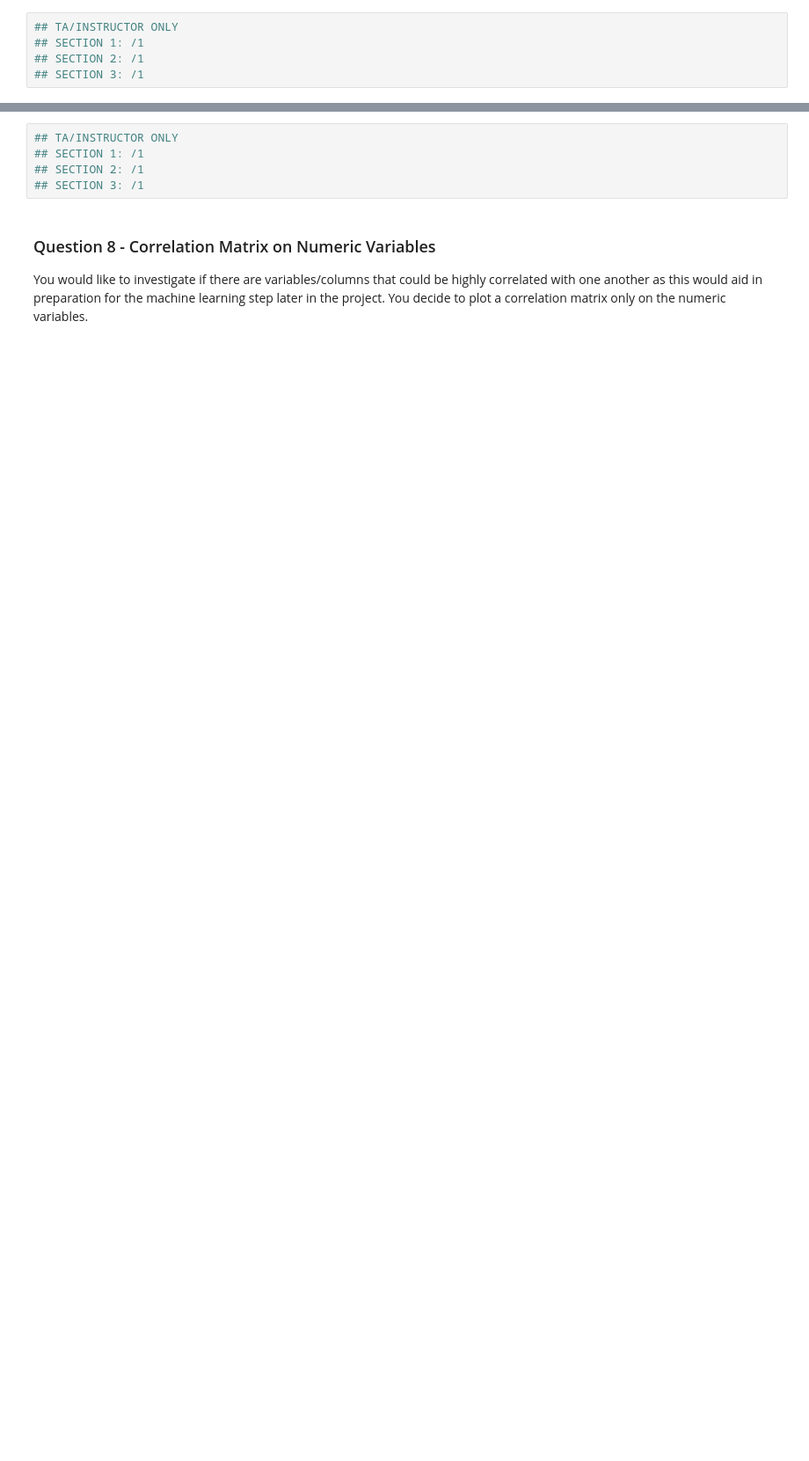
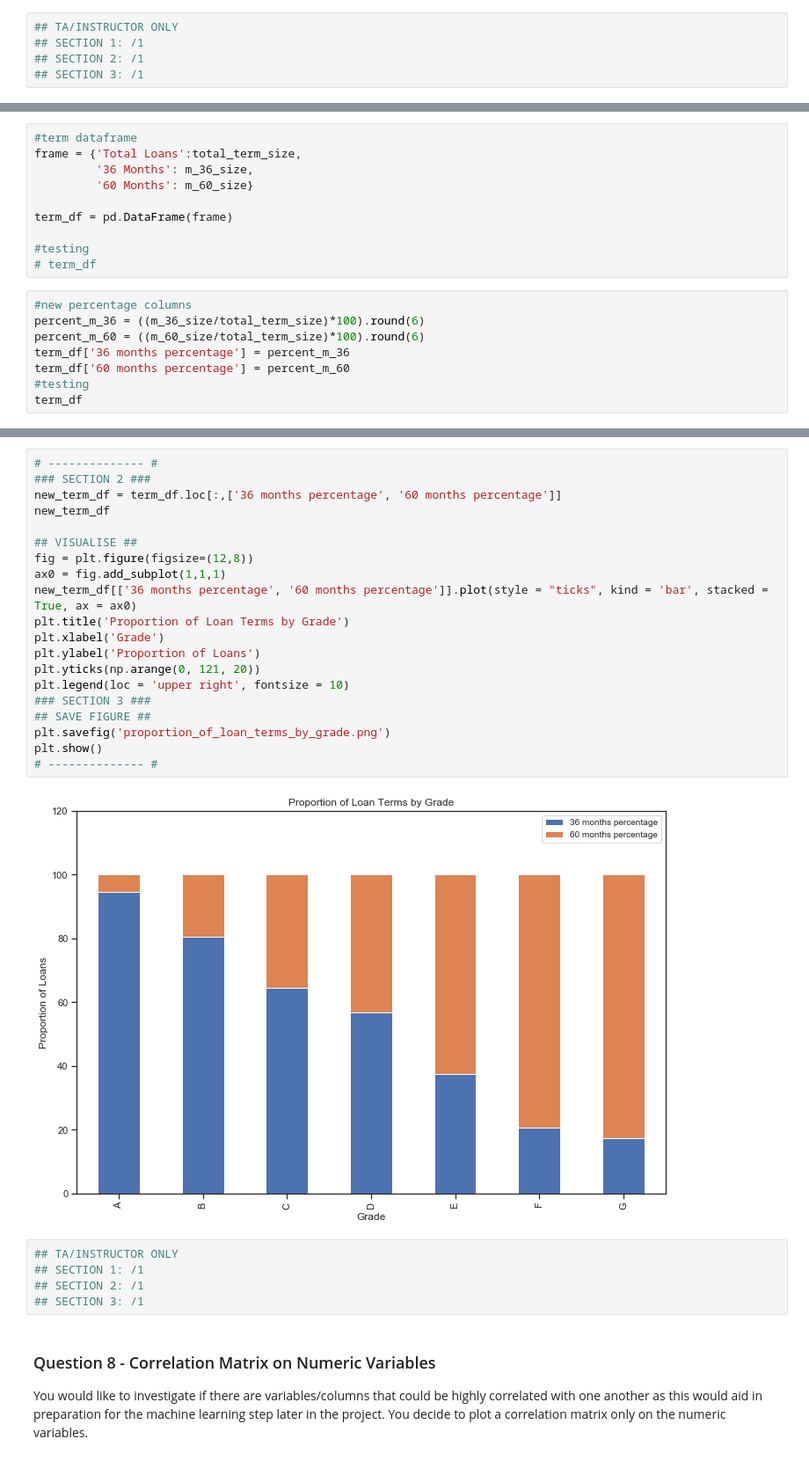
Before and after one commit to swathidbhat/Hackwagon-DS102, a Jupyter notebook: problem-set-2/problem-set-2.ipynb, the cells around one changed output, grey strips where cells are left out. Shown at 88% size. Saved outputs shown, nothing was run; the diff lists cells and outputs as text; blank space fills up the shorter version.

```diff
--- a/problem-set-2/problem-set-2.ipynb
+++ b/problem-set-2/problem-set-2.ipynb
@@ -208,0 +355,18 @@ Prepare a new DataFrame by:
+# %%
+#term dataframe
+frame = {'Total Loans':total_term_size,
+         '36 Months': m_36_size,
+         '60 Months': m_60_size}
+
+term_df = pd.DataFrame(frame)
+
+#testing
+# term_df
+# %%
+#new percentage columns
+percent_m_36 = ((m_36_size/total_term_size)*100).round(6)
+percent_m_60 = ((m_60_size/total_term_size)*100).round(6)
+term_df['36 months percentage'] = percent_m_36
+term_df['60 months percentage'] = percent_m_60
+#testing
+term_df
@@ -228,3 +391,25 @@ From the DataFrame above, isolate to just the `'36 months percentage'` and `'60
+# %%
+# -------------- #
+### SECTION 2 ###
+new_term_df = term_df.loc[:,['36 months percentage', '60 months percentage']]
+new_term_df
+
+## VISUALISE ##
+fig = plt.figure(figsize=(12,8))
+ax0 = fig.add_subplot(1,1,1)
+new_term_df[['36 months percentage', '60 months percentage']].plot(style = "ticks", kind = 'bar', stacked = True, ax = ax0)
+plt.title('Proportion of Loan Terms by Grade')
+plt.xlabel('Grade')
+plt.ylabel('Proportion of Loans')
+plt.yticks(np.arange(0, 121, 20))
+plt.legend(loc = 'upper right', fontsize = 10)
+### SECTION 3 ###
+## SAVE FIGURE ##
+plt.savefig('proportion_of_loan_terms_by_grade.png')
+plt.show()
+# -------------- #
+# %% [output]
+[figure, added]
 # %%
 ## TA/INSTRUCTOR ONLY
 ## SECTION 1: /1
```
Also changed, not shown: parts of 27 cells of this notebook.
